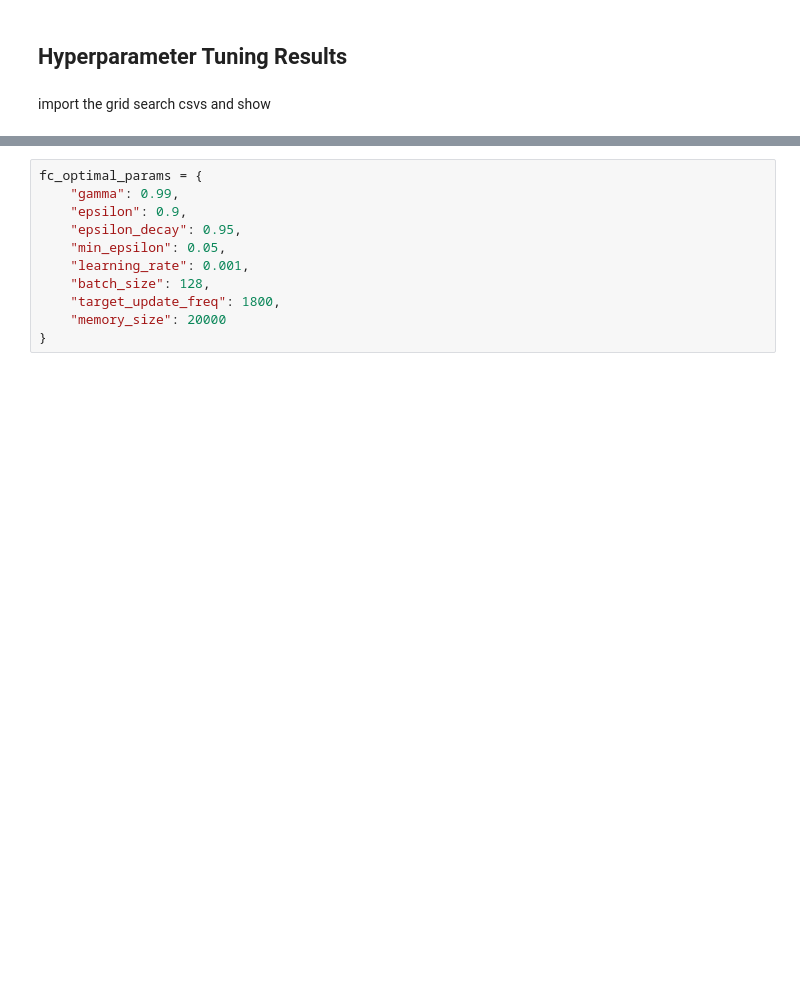
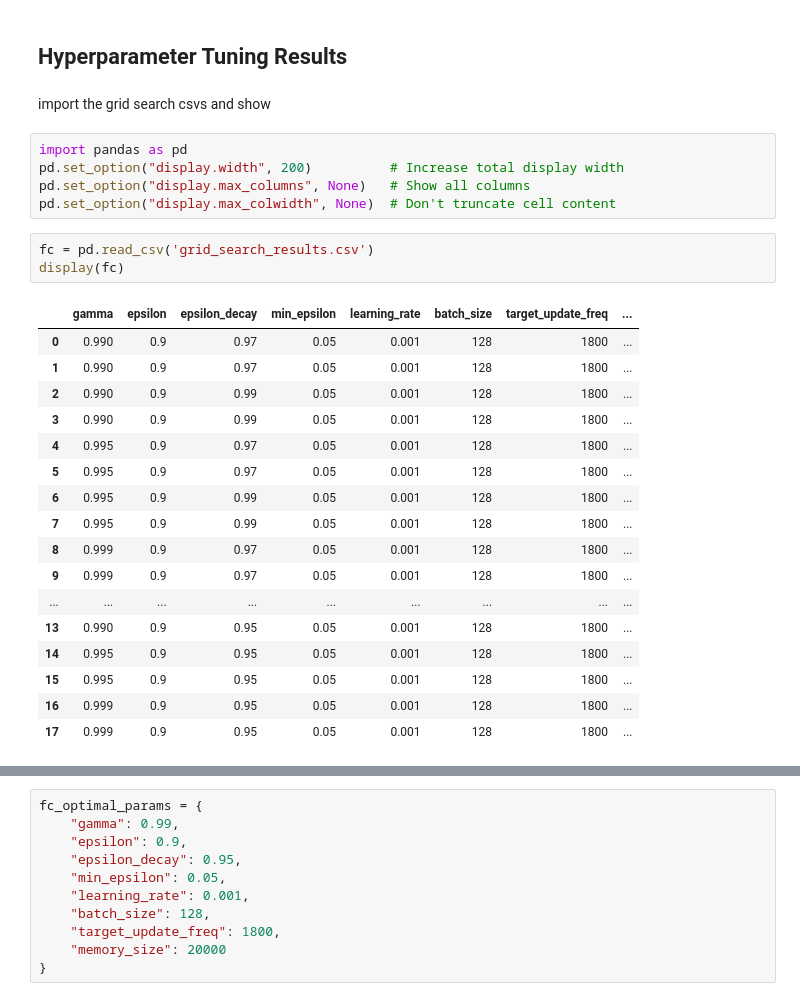
Before and after one commit to Alexyxwang/sumo_rl, a Jupyter notebook: submission_nb.ipynb, the cells around one changed output, grey strips where cells are left out. Cells and saved outputs as stored; diff of their text form; blank space fills up the shorter version.

Commit message:
results work on notebook

```diff
--- a/submission_nb.ipynb
+++ b/submission_nb.ipynb
@@ -328,3 +334,29 @@ def step_cnn(action):
 ## **Hyperparameter Tuning Results**
 # %% [markdown]
 import the grid search csvs and show
+# %%
+import pandas as pd
+pd.set_option("display.width", 200)          # Increase total display width
+pd.set_option("display.max_columns", None)   # Show all columns
+pd.set_option("display.max_colwidth", None)  # Don't truncate cell content
+# %%
+fc = pd.read_csv('grid_search_results.csv')
+display(fc)
+# %% [output]
+|  | gamma | epsilon | epsilon_decay | min_epsilon | learning_rate | batch_size | target_update_freq | ... |
+| 0 | 0.990 | 0.9 | 0.97 | 0.05 | 0.001 | 128 | 1800 | ... |
+| 1 | 0.990 | 0.9 | 0.97 | 0.05 | 0.001 | 128 | 1800 | ... |
+| 2 | 0.990 | 0.9 | 0.99 | 0.05 | 0.001 | 128 | 1800 | ... |
+| 3 | 0.990 | 0.9 | 0.99 | 0.05 | 0.001 | 128 | 1800 | ... |
+| 4 | 0.995 | 0.9 | 0.97 | 0.05 | 0.001 | 128 | 1800 | ... |
+| 5 | 0.995 | 0.9 | 0.97 | 0.05 | 0.001 | 128 | 1800 | ... |
+| 6 | 0.995 | 0.9 | 0.99 | 0.05 | 0.001 | 128 | 1800 | ... |
+| 7 | 0.995 | 0.9 | 0.99 | 0.05 | 0.001 | 128 | 1800 | ... |
+| 8 | 0.999 | 0.9 | 0.97 | 0.05 | 0.001 | 128 | 1800 | ... |
+| 9 | 0.999 | 0.9 | 0.97 | 0.05 | 0.001 | 128 | 1800 | ... |
+| ... | ... | ... | ... | ... | ... | ... | ... | ... |
+| 13 | 0.990 | 0.9 | 0.95 | 0.05 | 0.001 | 128 | 1800 | ... |
+| 14 | 0.995 | 0.9 | 0.95 | 0.05 | 0.001 | 128 | 1800 | ... |
+| 15 | 0.995 | 0.9 | 0.95 | 0.05 | 0.001 | 128 | 1800 | ... |
+| 16 | 0.999 | 0.9 | 0.95 | 0.05 | 0.001 | 128 | 1800 | ... |
+| 17 | 0.999 | 0.9 | 0.95 | 0.05 | 0.001 | 128 | 1800 | ... |
```
Also changed, not shown: parts of 6 cells of this notebook.
